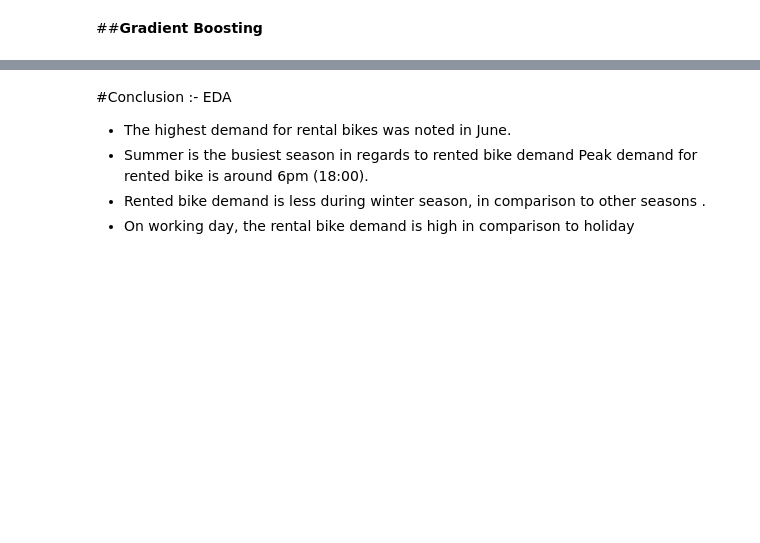
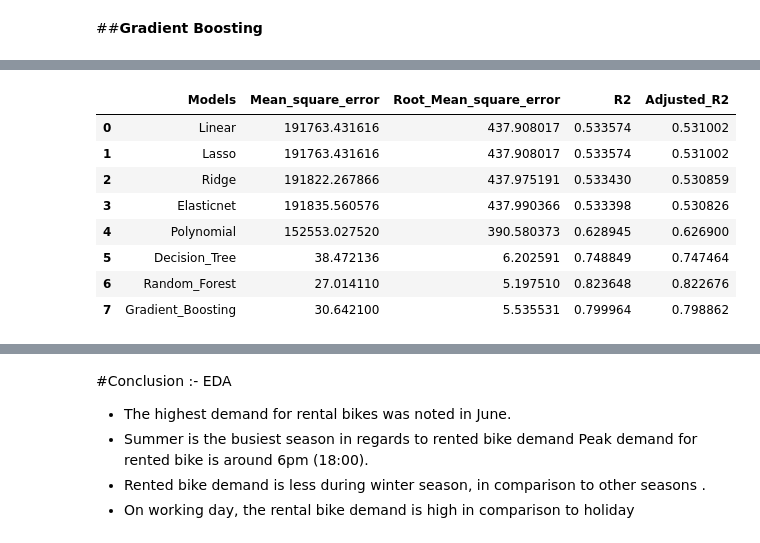
Before and after one commit to Bhojraj-Jadhav/Bike-shairing-demand-prediction, a Jupyter notebook: Bike_Sharing_Demand_Prediction.ipynb, the cells around one changed output, grey strips where cells are left out. Drawn from its saved outputs; the diff is of its cells as text; code cells hidden in the pictures; blank space fills up the shorter version.

```diff
--- a/Bike_Sharing_Demand_Prediction.ipynb
+++ b/Bike_Sharing_Demand_Prediction.ipynb
@@ -1167,0 +1207,12 @@ Evaluation Graph
+# %%
+final_matrices
+# %% [output]
+|  | Models | Mean_square_error | Root_Mean_square_error | R2 | Adjusted_R2 |
+| 0 | Linear | 191763.431616 | 437.908017 | 0.533574 | 0.531002 |
+| 1 | Lasso | 191763.431616 | 437.908017 | 0.533574 | 0.531002 |
+| 2 | Ridge | 191822.267866 | 437.975191 | 0.533430 | 0.530859 |
+| 3 | Elasticnet | 191835.560576 | 437.990366 | 0.533398 | 0.530826 |
+| 4 | Polynomial | 152553.027520 | 390.580373 | 0.628945 | 0.626900 |
+| 5 | Decision_Tree | 38.472136 | 6.202591 | 0.748849 | 0.747464 |
+| 6 | Random_Forest | 27.014110 | 5.197510 | 0.823648 | 0.822676 |
+| 7 | Gradient_Boosting | 30.642100 | 5.535531 | 0.799964 | 0.798862 |
```
Also changed, not shown: parts of 37 cells of this notebook.
